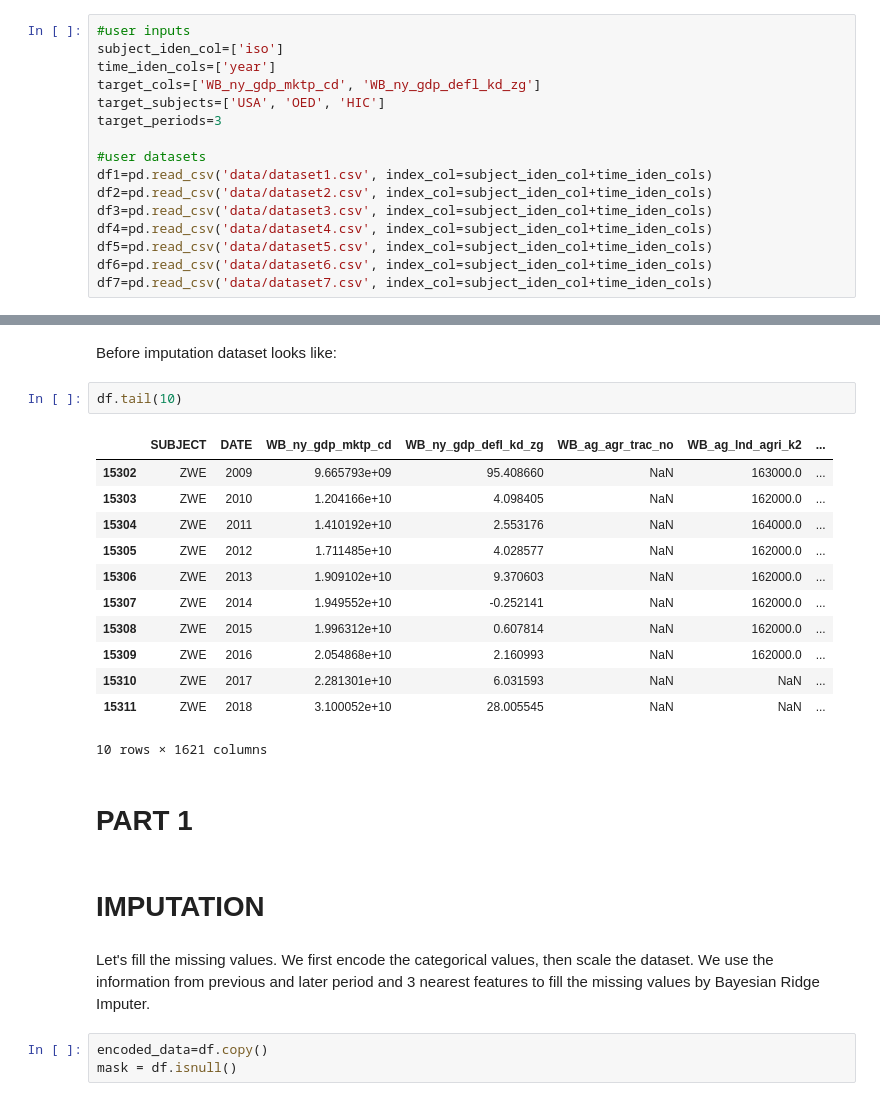
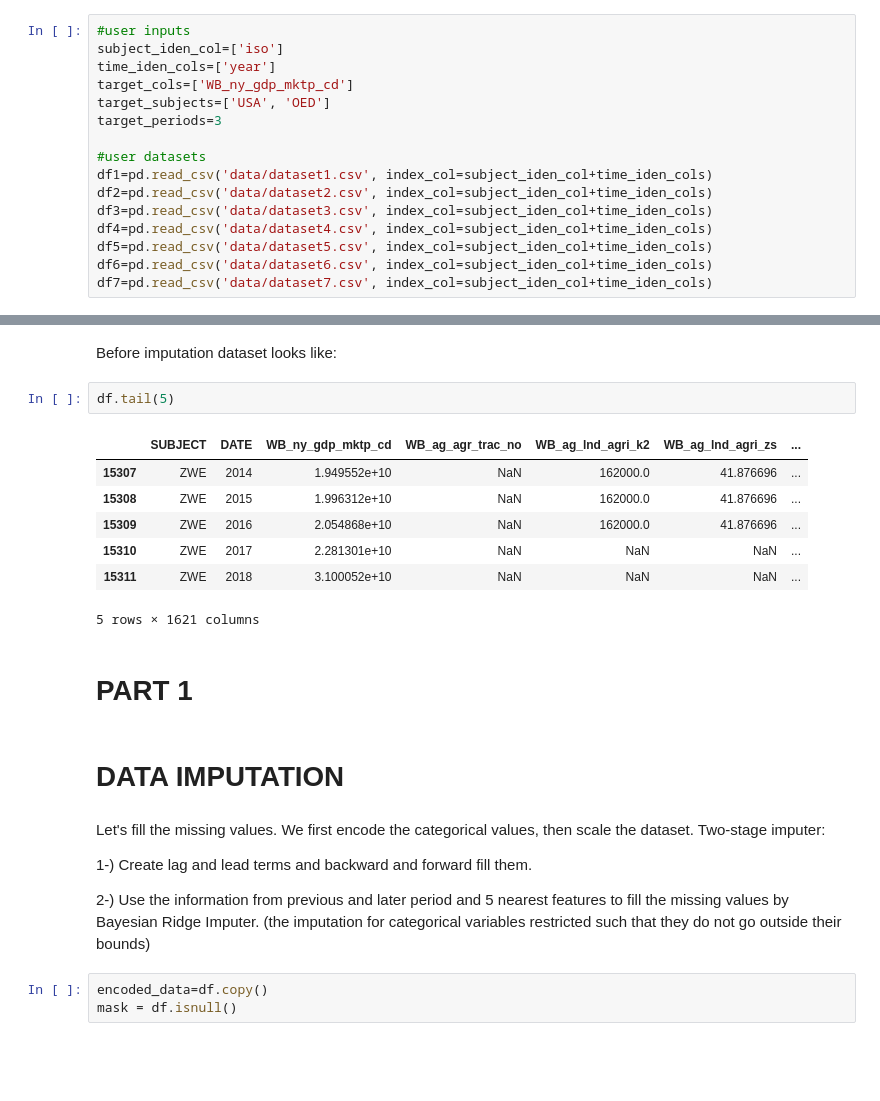
Before and after one commit to haydarevren/automated-insight, a Jupyter notebook: automated-insight.ipynb, the cells around one changed output, grey strips where cells are left out. Saved outputs shown, nothing was run; the diff lists cells and outputs as text; blank space fills up the shorter version.

```diff
--- a/automated-insight.ipynb
+++ b/automated-insight.ipynb
@@ -87,8 +102,8 @@ from sklearn.metrics import mean_squared_error
 #user inputs
 subject_iden_col=['iso']
 time_iden_cols=['year']
-target_cols=['WB_ny_gdp_mktp_cd', 'WB_ny_gdp_defl_kd_zg']
-target_subjects=['USA', 'OED', 'HIC']
+target_cols=['WB_ny_gdp_mktp_cd']
+target_subjects=['USA', 'OED']
 target_periods=3
 
 #user datasets
@@ -181,26 +190,26 @@ df=df[['SUBJECT', 'DATE'] + target_cols + num_cols + cat_cols]
 # %% [markdown]
 Before imputation dataset looks like:
 # %%
-df.tail(10)
+df.tail(5)
 # %% [output]
-|  | SUBJECT | DATE | WB_ny_gdp_mktp_cd | WB_ny_gdp_defl_kd_zg | WB_ag_agr_trac_no | WB_ag_lnd_agri_k2 | ... |
-| 15302 | ZWE | 2009 | 9.665793e+09 | 95.408660 | NaN | 163000.0 | ... |
-| 15303 | ZWE | 2010 | 1.204166e+10 | 4.098405 | NaN | 162000.0 | ... |
-| 15304 | ZWE | 2011 | 1.410192e+10 | 2.553176 | NaN | 164000.0 | ... |
-| 15305 | ZWE | 2012 | 1.711485e+10 | 4.028577 | NaN | 162000.0 | ... |
-| 15306 | ZWE | 2013 | 1.909102e+10 | 9.370603 | NaN | 162000.0 | ... |
-| 15307 | ZWE | 2014 | 1.949552e+10 | -0.252141 | NaN | 162000.0 | ... |
-| 15308 | ZWE | 2015 | 1.996312e+10 | 0.607814 | NaN | 162000.0 | ... |
-| 15309 | ZWE | 2016 | 2.054868e+10 | 2.160993 | NaN | 162000.0 | ... |
-| 15310 | ZWE | 2017 | 2.281301e+10 | 6.031593 | NaN | NaN | ... |
-| 15311 | ZWE | 2018 | 3.100052e+10 | 28.005545 | NaN | NaN | ... |
+|  | SUBJECT | DATE | WB_ny_gdp_mktp_cd | WB_ag_agr_trac_no | WB_ag_lnd_agri_k2 | WB_ag_lnd_agri_zs | ... |
+| 15307 | ZWE | 2014 | 1.949552e+10 | NaN | 162000.0 | 41.876696 | ... |
+| 15308 | ZWE | 2015 | 1.996312e+10 | NaN | 162000.0 | 41.876696 | ... |
+| 15309 | ZWE | 2016 | 2.054868e+10 | NaN | 162000.0 | 41.876696 | ... |
+| 15310 | ZWE | 2017 | 2.281301e+10 | NaN | NaN | NaN | ... |
+| 15311 | ZWE | 2018 | 3.100052e+10 | NaN | NaN | NaN | ... |
-10 rows × 1621 columns
+5 rows × 1621 columns
 # %% [markdown]
 # PART 1
 # %% [markdown]
-# IMPUTATION
+# DATA IMPUTATION
 # %% [markdown]
-Let's fill the missing values. We first encode the categorical values, then scale the dataset. We use the information from previous and later period and 3 nearest features to fill the missing values by Bayesian Ridge Imputer.
+Let's fill the missing values. We first encode the categorical values, then scale the dataset.
+Two-stage imputer:
+
+1-) Create lag and lead terms and backward and forward fill them.
+
+2-) Use the information from previous and later period and 5 nearest features to fill the missing values by Bayesian Ridge Imputer. (the imputation for categorical variables restricted such that they do not go outside their bounds)
 # %%
 encoded_data=df.copy()
 mask = df.isnull()
```
Also changed, not shown: parts of 57 cells of this notebook.
